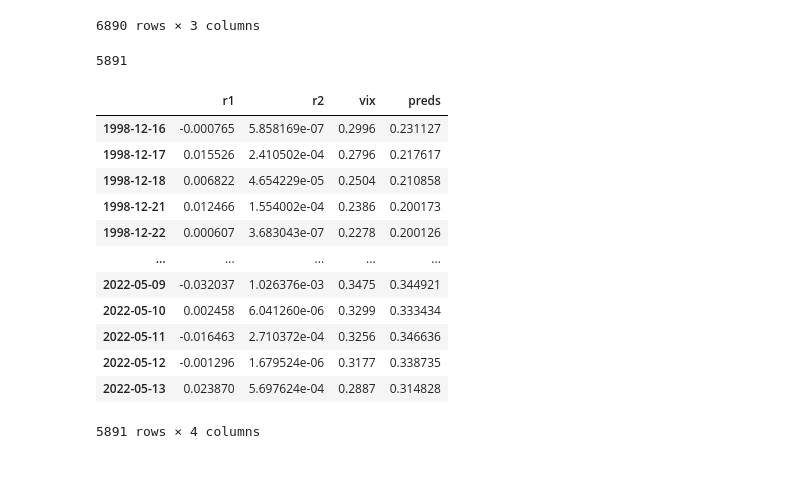
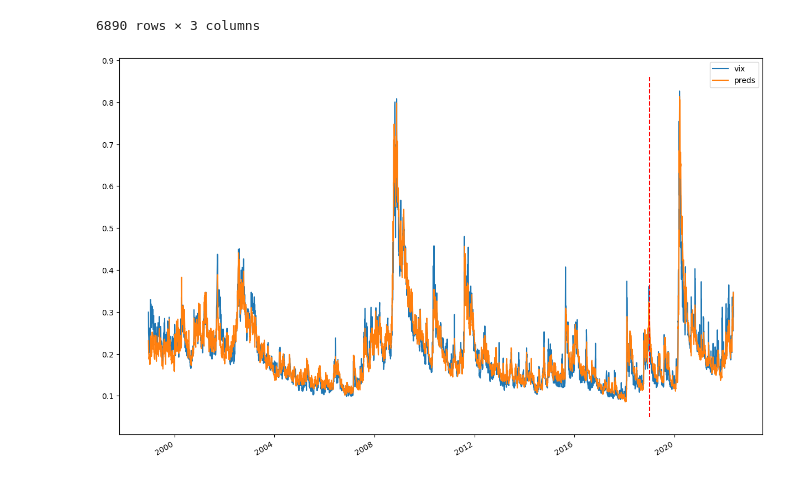
Before and after one commit to luchungi/VolatilityIsMostlyPathDependent, a Jupyter notebook: PDV_Model_v2.ipynb, the cells around one changed output. Saved outputs shown, nothing was run; the diff lists cells and outputs as text; code cells hidden in the pictures.

```diff
--- a/PDV_Model_v2.ipynb
+++ b/PDV_Model_v2.ipynb
@@ -107,7 +80,8 @@ lower_bound = [-np.inf, -np.inf, -np.inf, 0., 0., 0., 0., 0., 0.]
 upper_bound = [np.inf, np.inf, np.inf, np.inf, np.inf, 1., np.inf, np.inf, 1.]
 # initial_x = [0.1, -1.0, 1.0, 1.0, 1.0, 0.5, 1.0, 1.0, 0.5]
 initial_x = [0.054, -0.078, 0.82, 52.8, 3.79, 0.81, 17.3, 1.16, 0.43]
-res = least_squares(residual, initial_x, args=(data, 1000), bounds=(lower_bound, upper_bound), verbose=2, ftol=1e-6)
+res = least_squares(residual, initial_x, args=(data, window), bounds=(lower_bound, upper_bound), verbose=2, ftol=1e-6)
+res.x
 # %% [output]
    Iteration     Total nfev        Cost      Cost reduction    Step norm     Optimality
        0              1         1.4223e+00                                    3.12e+01
@@ -156,25 +124,6 @@ data
 | 2022-05-13 | 0.023870 | 5.697624e-04 | 0.2887 |
 6890 rows × 3 columns
 # %%
-preds = predict(*res.x, data, window)
-len(preds)
+plot(res.x, data, window, test_start_date=test_start_date)
 # %% [output]
-5891
+[figure, added]
-# %%
-df_preds = data[window-1:].copy()
-df_preds['preds'] = preds
-df_preds
-# %% [output]
-|  | r1 | r2 | vix | preds |
-| 1998-12-16 | -0.000765 | 5.858169e-07 | 0.2996 | 0.231127 |
-| 1998-12-17 | 0.015526 | 2.410502e-04 | 0.2796 | 0.217617 |
-| 1998-12-18 | 0.006822 | 4.654229e-05 | 0.2504 | 0.210858 |
-| 1998-12-21 | 0.012466 | 1.554002e-04 | 0.2386 | 0.200173 |
-| 1998-12-22 | 0.000607 | 3.683043e-07 | 0.2278 | 0.200126 |
-| ... | ... | ... | ... | ... |
-| 2022-05-09 | -0.032037 | 1.026376e-03 | 0.3475 | 0.344921 |
-| 2022-05-10 | 0.002458 | 6.041260e-06 | 0.3299 | 0.333434 |
-| 2022-05-11 | -0.016463 | 2.710372e-04 | 0.3256 | 0.346636 |
-| 2022-05-12 | -0.001296 | 1.679524e-06 | 0.3177 | 0.338735 |
-| 2022-05-13 | 0.023870 | 5.697624e-04 | 0.2887 | 0.314828 |
-5891 rows × 4 columns
```
Also changed, not shown: parts of 11 cells of this notebook, 2 other files.
